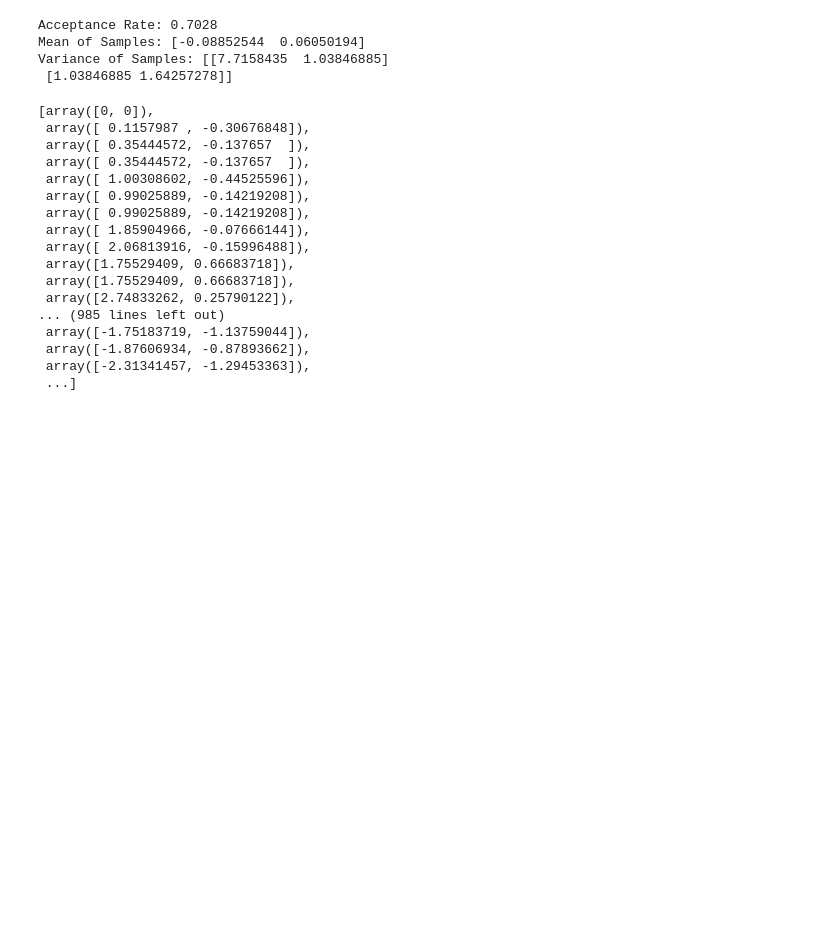
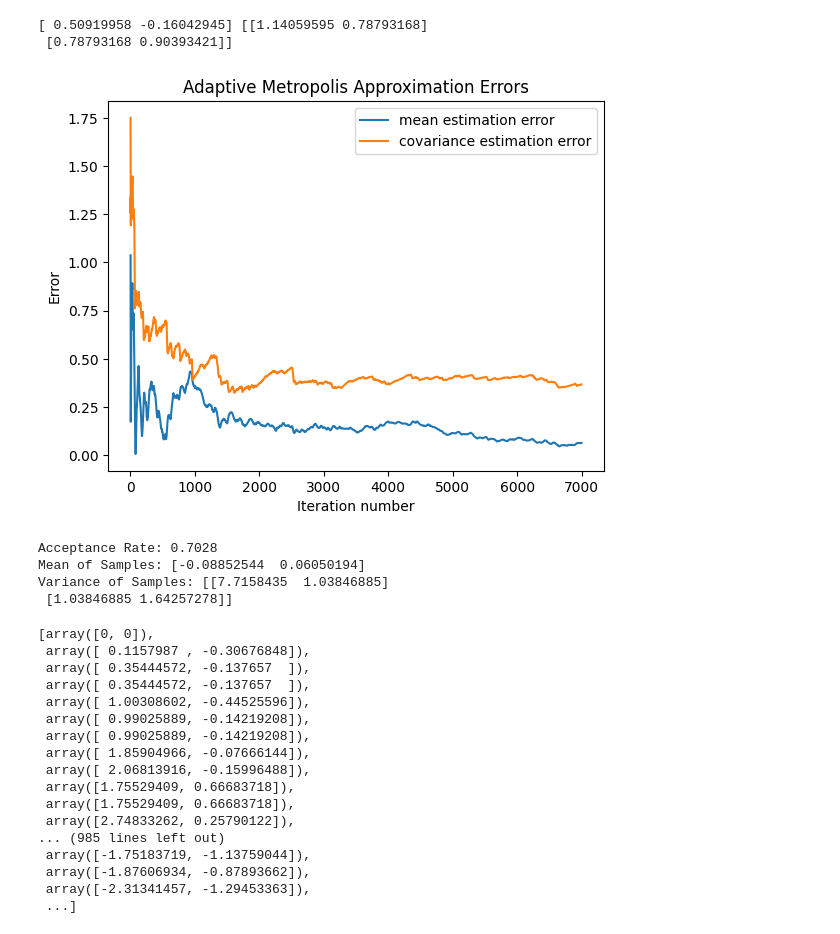
Before and after one commit to ChVenkatSai/CS578-Large-Scale-MCMC, a Jupyter notebook: test.ipynb, the cells around one changed output. Drawn from its saved outputs; the diff is of its cells as text; code cells hidden in the pictures; blank space fills up the shorter version.

```diff
--- a/test.ipynb
+++ b/test.ipynb
@@ -74,3 +137,9 @@ visualize(am_sampler,"adaptive_metropolis.mp4")
+# %%
+plot_chain_errors(np.array([0,0]),np.array([[5, 1], [0, 1]]),am_sampler.getOutput(),"Adaptive Metropolis Approximation Errors")
+# %% [output]
+[ 0.50919958 -0.16042945] [[1.14059595 0.78793168]
+ [0.78793168 0.90393421]]
+[figure, added]
 # %%
 import numpy as np
 import scipy.stats as stats
```
Also changed, not shown: parts of 9 cells of this notebook, 2 other files.
